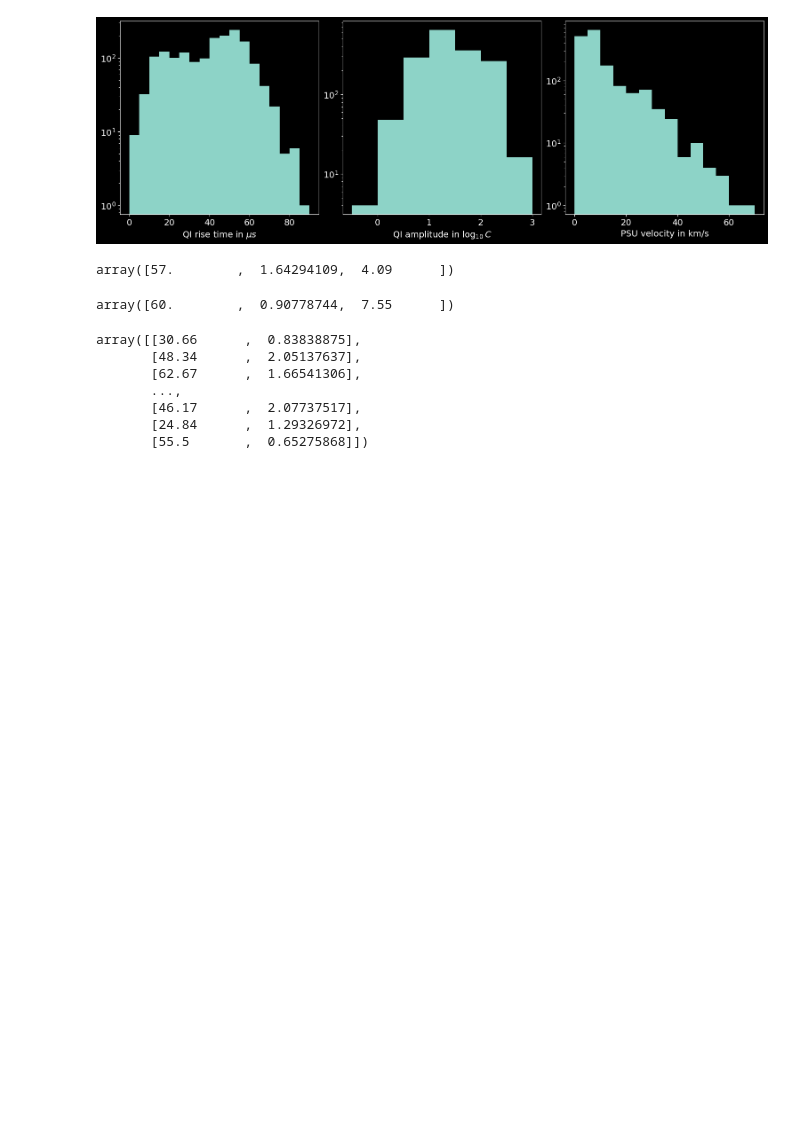
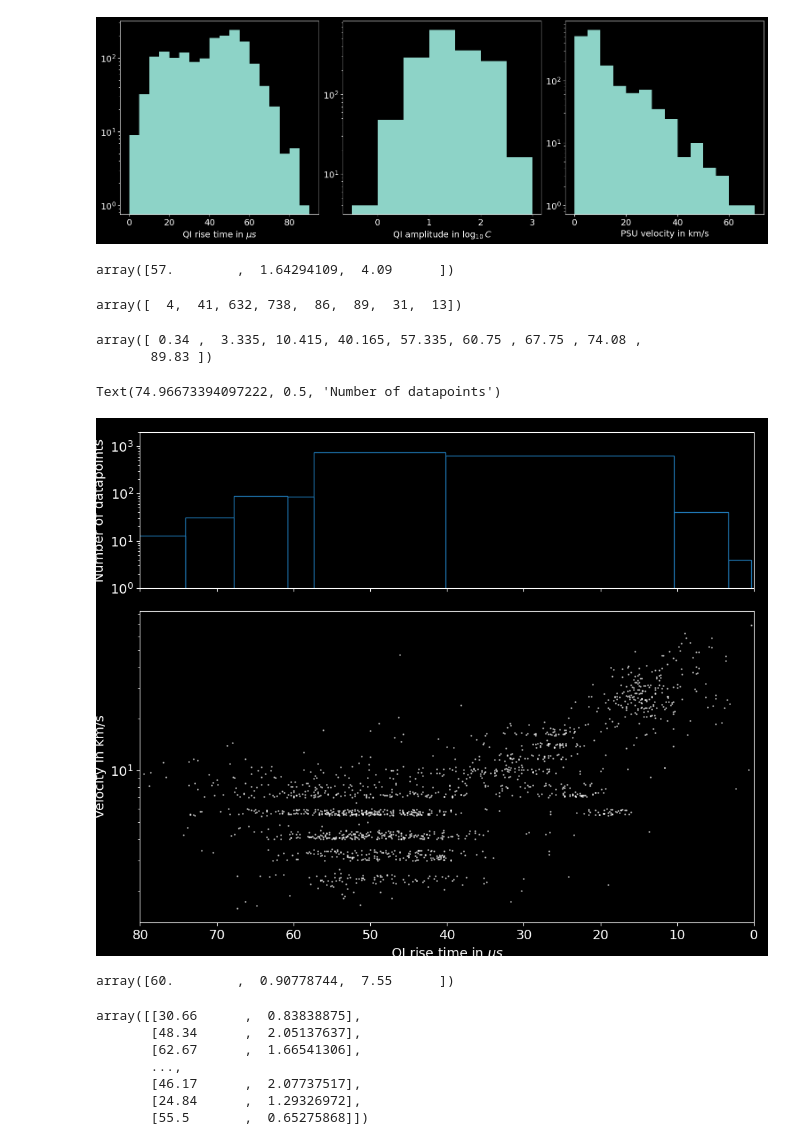
Before and after one commit to rahulranjansah/cassini, a Jupyter notebook: scripts/ml_calibration.ipynb, the cells around one changed output. Saved outputs shown, nothing was run; the diff lists cells and outputs as text; code cells hidden in the pictures; blank space fills up the shorter version.

```diff
--- a/scripts/ml_calibration.ipynb
+++ b/scripts/ml_calibration.ipynb
@@ -33,0 +21,6 @@ cal_df = pd.read_pickle("../data/level1/CDA__CAT_IID_cal_data.pkl")
+# %%
+with open ('../data.json') as f:
+    credentials = json.load(f)
+
+access_key = credentials["AWS_ACCESS_KEY_ID"]
+secret_key = credentials["AWS_SECRET_ACCESS_KEY"]
@@ -34,3 +97,5 @@ cal_df = pd.read_pickle("../data/level1/CDA__CAT_IID_cal_data.pkl")
+# %%
+cal_df = data[0]
 # %%
 # unweighted calibration ml model for IID
 iid_qi_cal_df = cal_df.loc[(cal_df["TAR"] == "IID")
@@ -103,3 +175,49 @@ array([57.        ,  1.64294109,  4.09      ])
+# %%
+bblocks_vals
+# %% [output]
+array([  4,  41, 632, 738,  86,  89,  31,  13])
+# %%
+bblocks_edges
+# %% [output]
+array([ 0.34 ,  3.335, 10.415, 40.165, 57.335, 60.75 , 67.75 , 74.08 ,
+       89.83 ])
+# %%
+# Visualize the blocks above the shown scatter plot
+import astropy.visualization
+
+fig, (ax1, ax2) = plt.subplots(nrows=2,
+                               ncols=1,
+                               figsize=(10, 8),
+                               sharex=True,
+                               height_ratios=[1, 2])
+
+# Below: the calibration data as data points ...
+ax2.scatter(iid_qi_cal_df["QI_TR"],
+            iid_qi_cal_df["PSU_VEL"],
+            s=1,
+            alpha=0.5,
+            color="w")
+
+# Above: the Bayesian Blocks
+_, _, _ = astropy.visualization.hist(x=iid_qi_cal_df["QI_TR"],
+                                     bins="blocks",
+                                     ax=ax1,
+                                     facecolor="k",
+                                     edgecolor="tab:blue")
+ax1.set_yscale("log")
+ax1.set_ylim(1, 2000)
+
+plt.tight_layout()
+
+plt.xlim(80, 0)
+
+ax2.set_xlabel("QI rise time in $\mu s$")
+ax2.set_ylabel("Velocity in km/s")
+ax2.set_yscale("log")
+ax1.set_ylabel("Number of datapoints")
+# %% [output]
+Text(74.96673394097222, 0.5, 'Number of datapoints')
+[figure, added]
 # %%
 
 # Additionally, shuffle the data to be REALLY sure that there is no "order bias"
```
Also changed, not shown: parts of 4 cells of this notebook, 8 other files.
